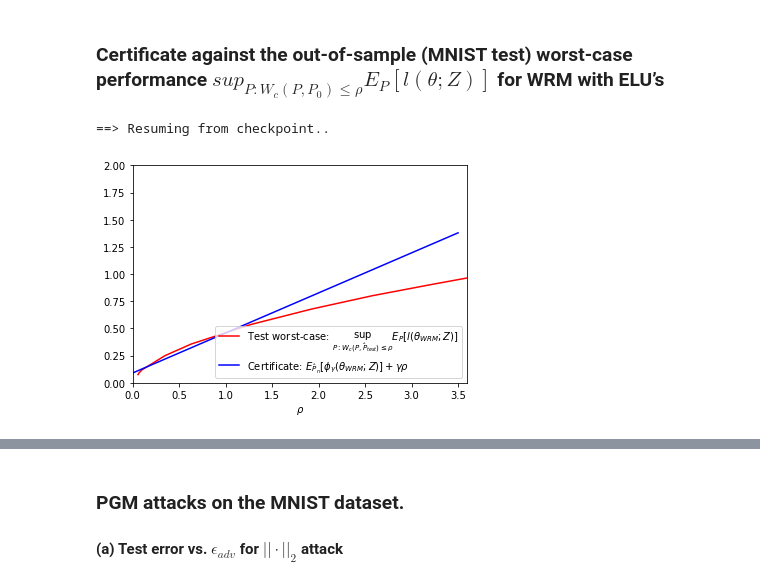
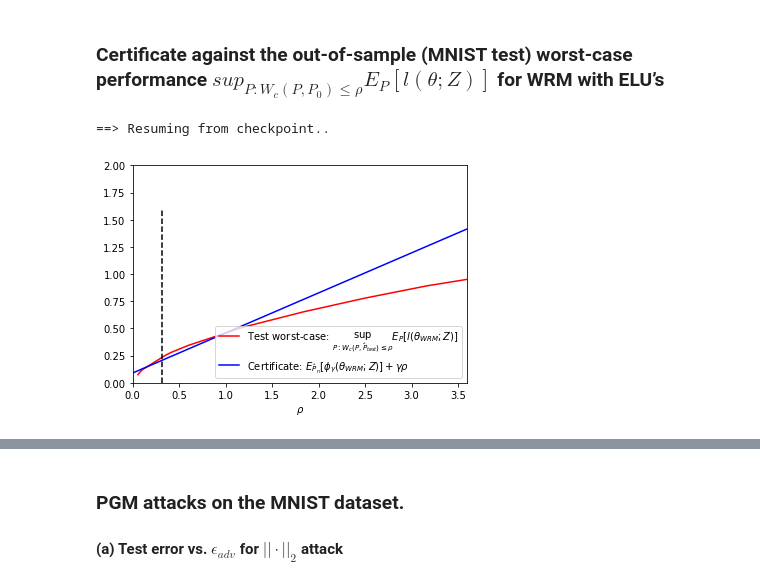
Before and after one commit to fanxiao001/ift6135-assignment, a Jupyter notebook: project/ift6135_projet.ipynb, the cells around one changed output, grey strips where cells are left out. Saved outputs shown, nothing was run; the diff lists cells and outputs as text; code cells hidden in the pictures.

```diff
--- a/project/ift6135_projet.ipynb
+++ b/project/ift6135_projet.ipynb
@@ -313,8 +313,8 @@ MAX_LR0=0.08
 GAMMA=2
 importlib.reload(main)
 model = main.MLP('elu')
-net_WRM, train_hist = main.loadCheckpoint(model,'syn_WRM_ep30')
-fig = main.plot_certificate(net_WRM,train_hist['loss_maxItr'][-1],GAMMA,valid_data_loader,MAX_LR0)
+model_WRM, train_hist = main.loadCheckpoint(model,'syn_WRM_ep30')
+fig = main.plot_certificate(model_WRM,train_hist['loss_maxItr'][-1],GAMMA,valid_data_loader,MAX_LR0)
 fig.legend()
 fig.savefig('fig2-syn.pdf')
 # %% [output]
@@ -374,18 +374,24 @@ Mean of Mnist norm (C2) = tensor(9.2111)
 ### Certiﬁcate against the out-of-sample (MNIST test) worst-case performance $sup_{P:W_c(P,P_0)≤\rho} E_P[l(\theta;Z)]$ for WRM with ELU’s
 # %%
 model = mnist.Mnist_Estimateur()
-net_WRM, list_certi = main.loadCheckpoint(model,'mnist_attack_pgm_list_certificate2')
+#mnist_certificate_train_data
+#mnist_certificate2
+#mnist_certificate_test_data
+net_WRM, list_certi = main.loadCheckpoint(model,'mnist_certificate_test_data')
 certificate=list_certi['list_certi']
 list_rho=list_certi['list_rho']
 list_worst=list_certi['list_worst']
 plt.plot(list_rho,list_worst, c='red', label=r"Test worst-case: $\sup_{P:W_c(P,\hat{P}_{test}) \leq \rho } E_P [l(\theta_{WRM};Z)]$")
-plt.plot(np.array(range(0,400,50))/100.0,certificate,c='blue', label=r"Certificate: $E_{\hat{P}_n}[\phi_{\gamma}(\theta_{WRM};Z)]+\gamma \rho$")
+plt.plot(np.array(range(0,420,30))/100.0,certificate,c='blue', label=r"Certificate: $E_{\hat{P}_n}[\phi_{\gamma}(\theta_{WRM};Z)]+\gamma \rho$")
+# plt.plot(np.array(range(0,400,50))/100.0,certificate,c='blue', label=r"Certificate: $E_{\hat{P}_n}[\phi_{\gamma}(\theta_{WRM};Z)]+\gamma \rho$")
+last_rho_train=0.312
+plt.plot([last_rho_train,last_rho_train],[0.0,1.6], linestyle="--", c="black")
 plt.xlabel(r"$\rho$")
 plt.xlim([0.0,3.6])
 plt.ylim([0.0,2.0])
 plt.xticks([0,0.5,1,1.5,2,2.5,3,3.5])
 plt.legend(loc="lower right")
-fig.savefig('fig2-mnist.pdf')
+plt.savefig('fig2-mnist-t15-ep30.pdf')
 # %% [output]
 ==> Resuming from checkpoint..
-[figure, old version]
+[figure, new version]
```
Also changed, not shown: parts of 7 cells of this notebook, 2 other files.
